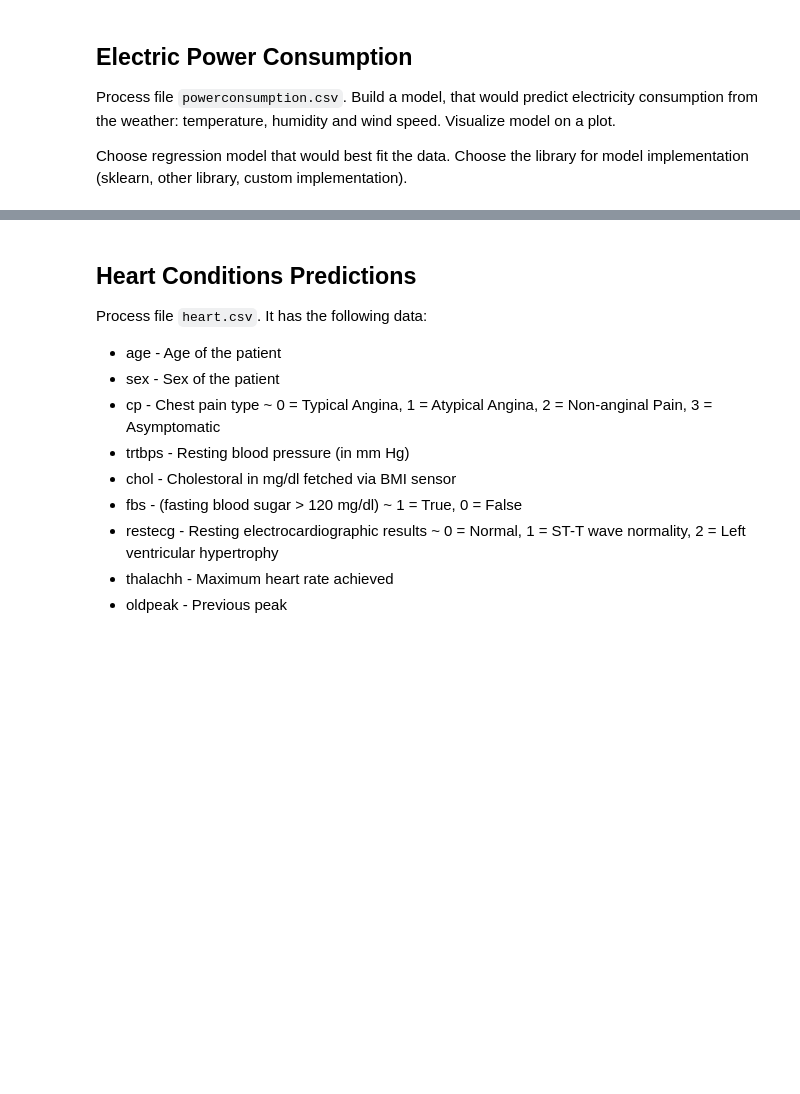
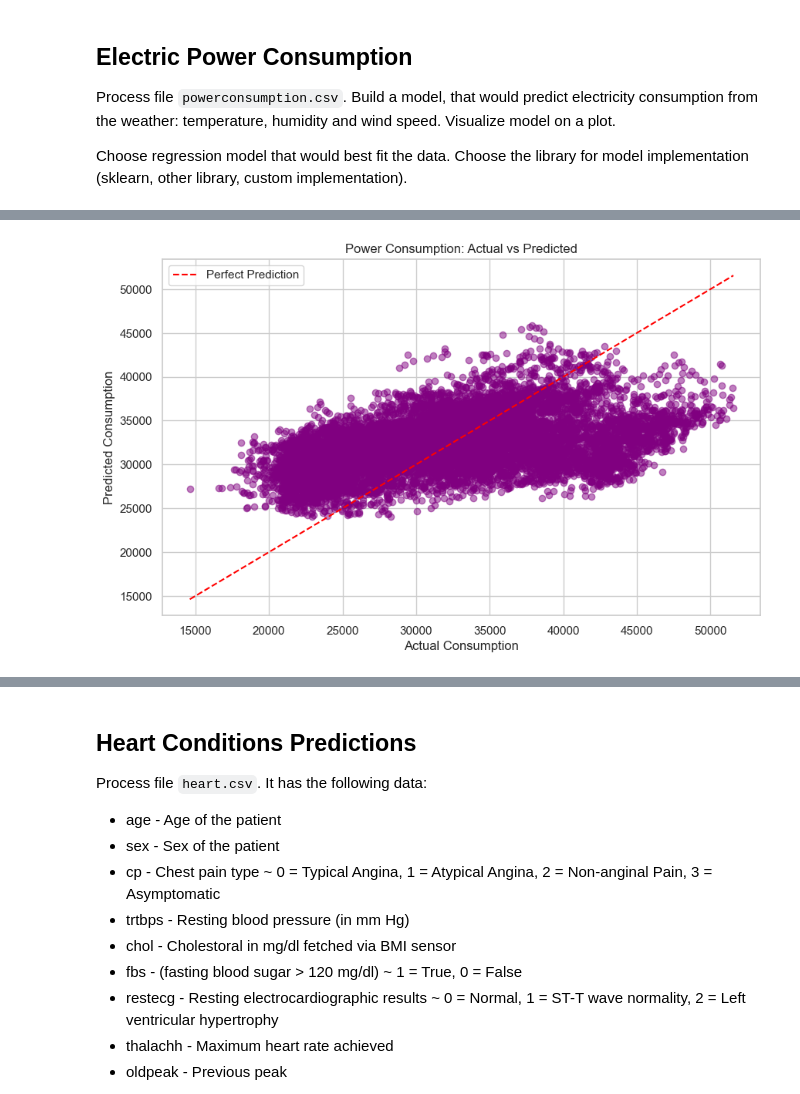
Before and after one commit to chnu-sci-tech/assignment-3-ml-algorithms-mv-boop, a Jupyter notebook: tasks.ipynb, the cells around one changed output, grey strips where cells are left out. Drawn from its saved outputs; the diff is of its cells as text; code cells hidden in the pictures; blank space fills up the shorter version.

```diff
--- a/tasks.ipynb
+++ b/tasks.ipynb
@@ -117,19 +249,68 @@ ice_cream_selling(data)
 Process file `powerconsumption.csv`. Build a model, that would predict electricity consumption from the weather: temperature, humidity and wind speed. Visualize model on a plot.
 
 Choose regression model that would best fit the data. Choose the library for model implementation (sklearn, other library, custom implementation).
-# %%
-def power_consumption(data):
-    """
-    Build a model, that would predict electricity consumption from the weather: temperature, humidity and wind speed.
-    Visualize model on a plot.
-
-    Args:
-        data: power consumption data.
-
-    Returns:
-        list: The list of model theta parameters.
-    """
-    return None
-
-data = extract_texts_from_file('resources/powerconsumption.csv')
-power_consumption(data)
+# %%
+def power_consumption(df):
+    """
+    Build a model that predicts electricity consumption from weather:
+    temperature, humidity, and wind speed. Visualize model on a plot.
+
+    Args:
+        df: DataFrame containing power consumption data.
+
+    Returns:
+        list: The list of model theta parameters (coefficients).
+    """
+    # 1. Вибір даних
+    # У цьому файлі колонки зазвичай: 'Temperature', 'Humidity', 'WindSpeed'
+    # Цільова: 'PowerConsumption_Zone1'
+    features = ['Temperature', 'Humidity', 'WindSpeed']
+    target = 'PowerConsumption_Zone1'
+
+    # Перевірка наявності колонок
+    missing = [c for c in features + [target] if c not in df.columns]
+    if missing:
+        print(f"Error: Missing columns {missing}")
+        return None
+
+    X = df[features]
+    y = df[target]
+
+    # 2. Спліт
+    X_train, X_test, y_train, y_test = train_test_split(X, y, test_size=0.2, random_state=42)
+
+    # 3. Навчання
+    model = LinearRegression()
+    model.fit(X_train, y_train)
+
+    # 4. Прогноз
+    y_pred = model.predict(X_test)
+
+    # 5. Оцінка
+    print(f"\n--- Power Consumption Model ---")
+    print(f"R^2 Score: {r2_score(y_test, y_pred):.4f}")
+
+    print("Feature Weights:")
+    for feat, coef in zip(features, model.coef_):
+        print(f"  {feat}: {coef:.4f}")
+
+    # 6. Візуалізація (Actual vs Predicted)
+    plt.figure(figsize=(10, 6))
+    plt.scatter(y_test, y_pred, alpha=0.5, color='purple')
+
+    # Ідеальна лінія (x=y)
+    line_coords = np.linspace(y_test.min(), y_test.max(), 100)
+    plt.plot(line_coords, line_coords, color='red', linestyle='--', label='Perfect Prediction')
+
+    plt.xlabel('Actual Consumption')
+    plt.ylabel('Predicted Consumption')
+    plt.title('Power Consumption: Actual vs Predicted')
+    plt.legend()
+    plt.show()
+
+    return model.coef_
+
+# Виклик
+data = extract_texts_from_file('resources/powerconsumption.csv')
+power_consumption(data)
+# %% [output]
@@ -135,0 +323 @@ power_consumption(data)
+[figure, added]
```
Also changed, not shown: parts of 9 cells of this notebook.
